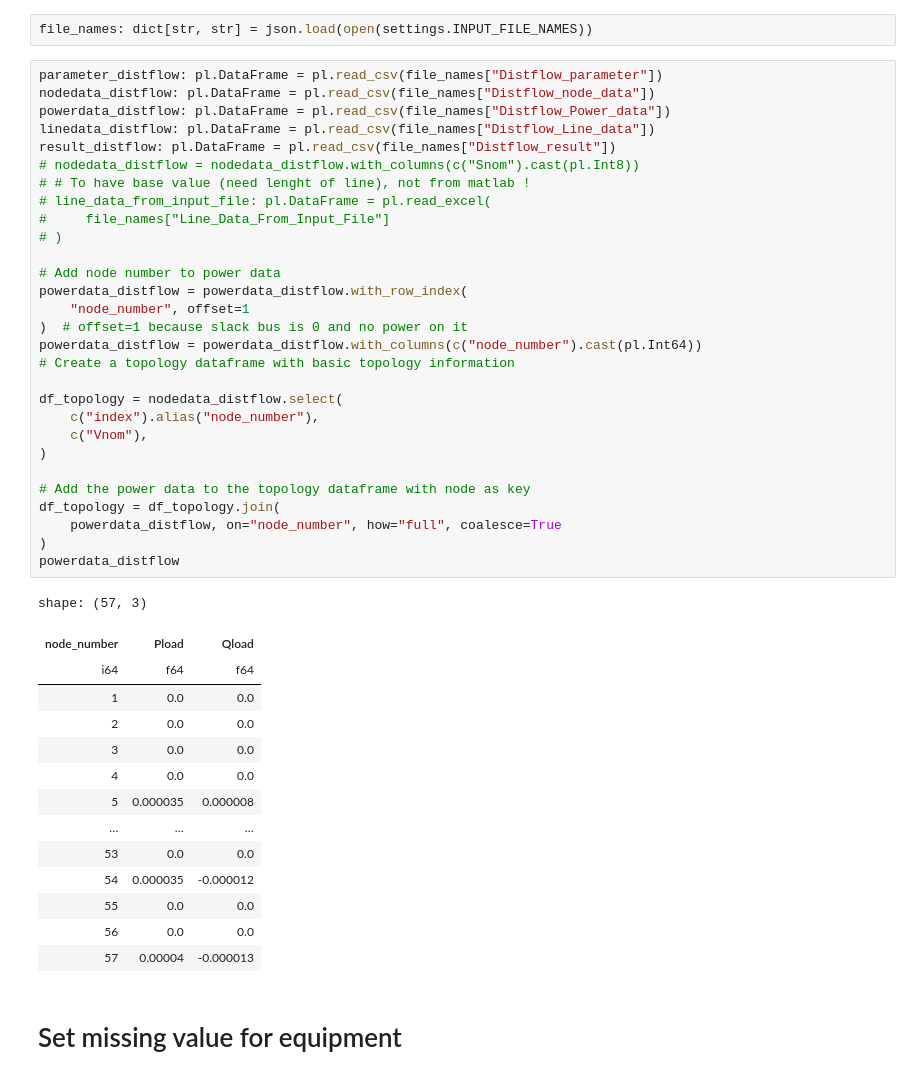
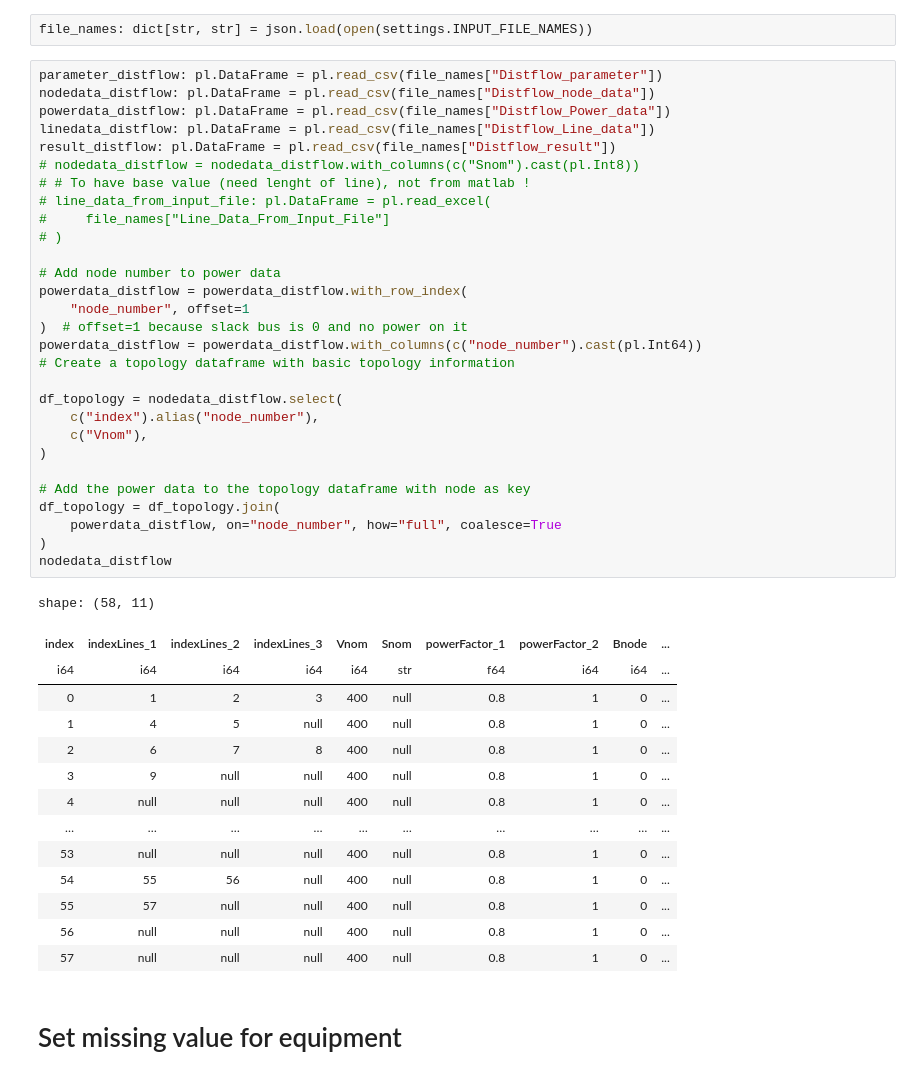
Before and after one commit to heig-vd-ie/distflow-state-estimation, a Jupyter notebook: scrips/recursive_fuction.ipynb, the cells around one changed output. Saved outputs shown, nothing was run; the diff lists cells and outputs as text.

Commit message:
Update : Clean code and begin distflow

```diff
--- a/scrips/recursive_fuction.ipynb
+++ b/scrips/recursive_fuction.ipynb
@@ -55,47 +55,47 @@ file_names: dict[str, str] = json.load(open(settings.INPUT_FILE_NAMES))
 # %%
 parameter_distflow: pl.DataFrame = pl.read_csv(file_names["Distflow_parameter"])
 nodedata_distflow: pl.DataFrame = pl.read_csv(file_names["Distflow_node_data"])
 powerdata_distflow: pl.DataFrame = pl.read_csv(file_names["Distflow_Power_data"])
 linedata_distflow: pl.DataFrame = pl.read_csv(file_names["Distflow_Line_data"])
 result_distflow: pl.DataFrame = pl.read_csv(file_names["Distflow_result"])
 # nodedata_distflow = nodedata_distflow.with_columns(c("Snom").cast(pl.Int8))
 # # To have base value (need lenght of line), not from matlab !
 # line_data_from_input_file: pl.DataFrame = pl.read_excel(
 #     file_names["Line_Data_From_Input_File"]
 # )
 
 # Add node number to power data
 powerdata_distflow = powerdata_distflow.with_row_index(
     "node_number", offset=1
 )  # offset=1 because slack bus is 0 and no power on it
 powerdata_distflow = powerdata_distflow.with_columns(c("node_number").cast(pl.Int64))
 # Create a topology dataframe with basic topology information
 
 df_topology = nodedata_distflow.select(
     c("index").alias("node_number"),
     c("Vnom"),
 )
 
 # Add the power data to the topology dataframe with node as key
 df_topology = df_topology.join(
     powerdata_distflow, on="node_number", how="full", coalesce=True
 )
-powerdata_distflow
+nodedata_distflow
 # %% [output]
-shape: (57, 3)
+shape: (58, 11)
-| node_number | Pload | Qload |
-| i64 | f64 | f64 |
-| 1 | 0.0 | 0.0 |
-| 2 | 0.0 | 0.0 |
-| 3 | 0.0 | 0.0 |
-| 4 | 0.0 | 0.0 |
-| 5 | 0.000035 | 0.000008 |
-| … | … | … |
-| 53 | 0.0 | 0.0 |
-| 54 | 0.000035 | -0.000012 |
-| 55 | 0.0 | 0.0 |
-| 56 | 0.0 | 0.0 |
-| 57 | 0.00004 | -0.000013 |
+| index | indexLines_1 | indexLines_2 | indexLines_3 | Vnom | Snom | powerFactor_1 | powerFactor_2 | Bnode | ... |
+| i64 | i64 | i64 | i64 | i64 | str | f64 | i64 | i64 | ... |
+| 0 | 1 | 2 | 3 | 400 | null | 0.8 | 1 | 0 | ... |
+| 1 | 4 | 5 | null | 400 | null | 0.8 | 1 | 0 | ... |
+| 2 | 6 | 7 | 8 | 400 | null | 0.8 | 1 | 0 | ... |
+| 3 | 9 | null | null | 400 | null | 0.8 | 1 | 0 | ... |
+| 4 | null | null | null | 400 | null | 0.8 | 1 | 0 | ... |
+| … | … | … | … | … | … | … | … | … | ... |
+| 53 | null | null | null | 400 | null | 0.8 | 1 | 0 | ... |
+| 54 | 55 | 56 | null | 400 | null | 0.8 | 1 | 0 | ... |
+| 55 | 57 | null | null | 400 | null | 0.8 | 1 | 0 | ... |
+| 56 | null | null | null | 400 | null | 0.8 | 1 | 0 | ... |
+| 57 | null | null | null | 400 | null | 0.8 | 1 | 0 | ... |
 # %% [markdown]
 # Set missing value for equipment
 # %%
```
Also changed, not shown: parts of 22 cells of this notebook.
